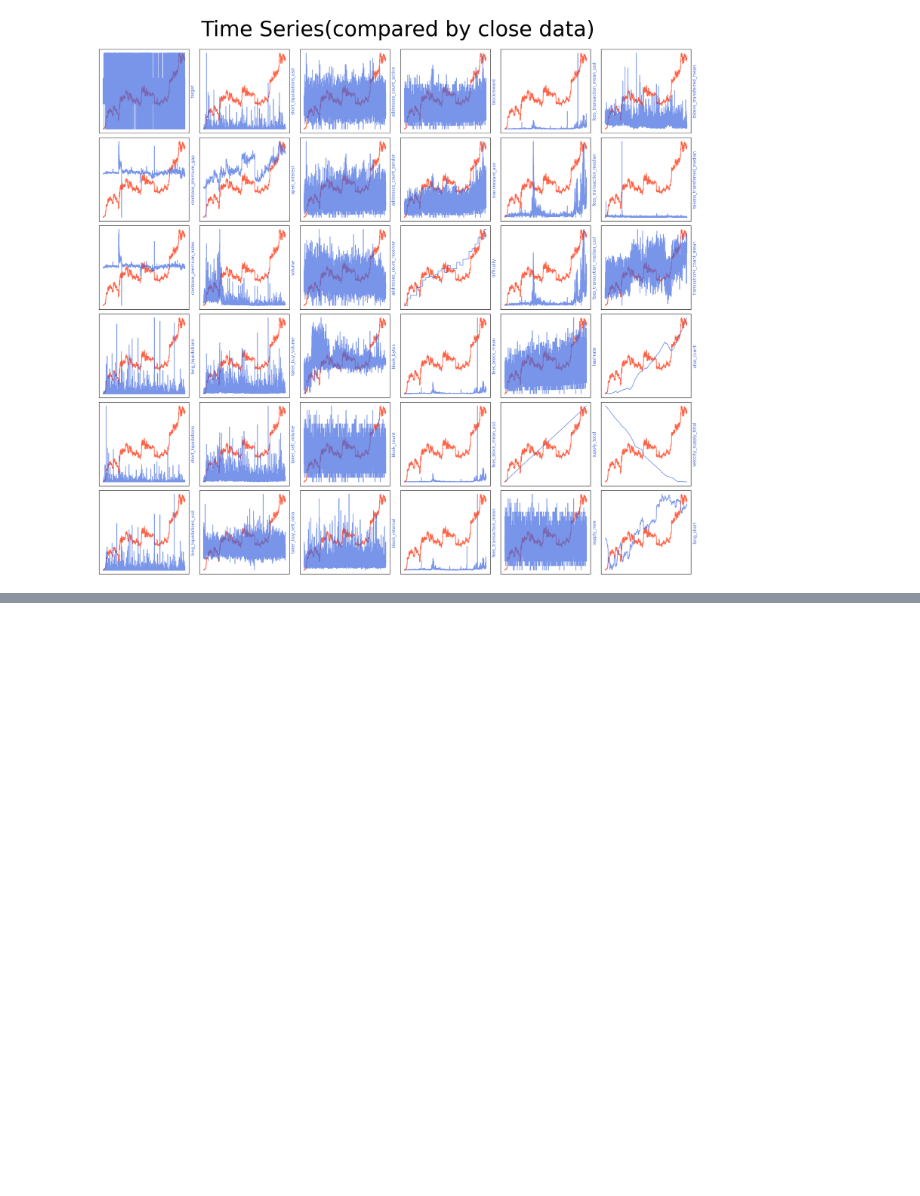
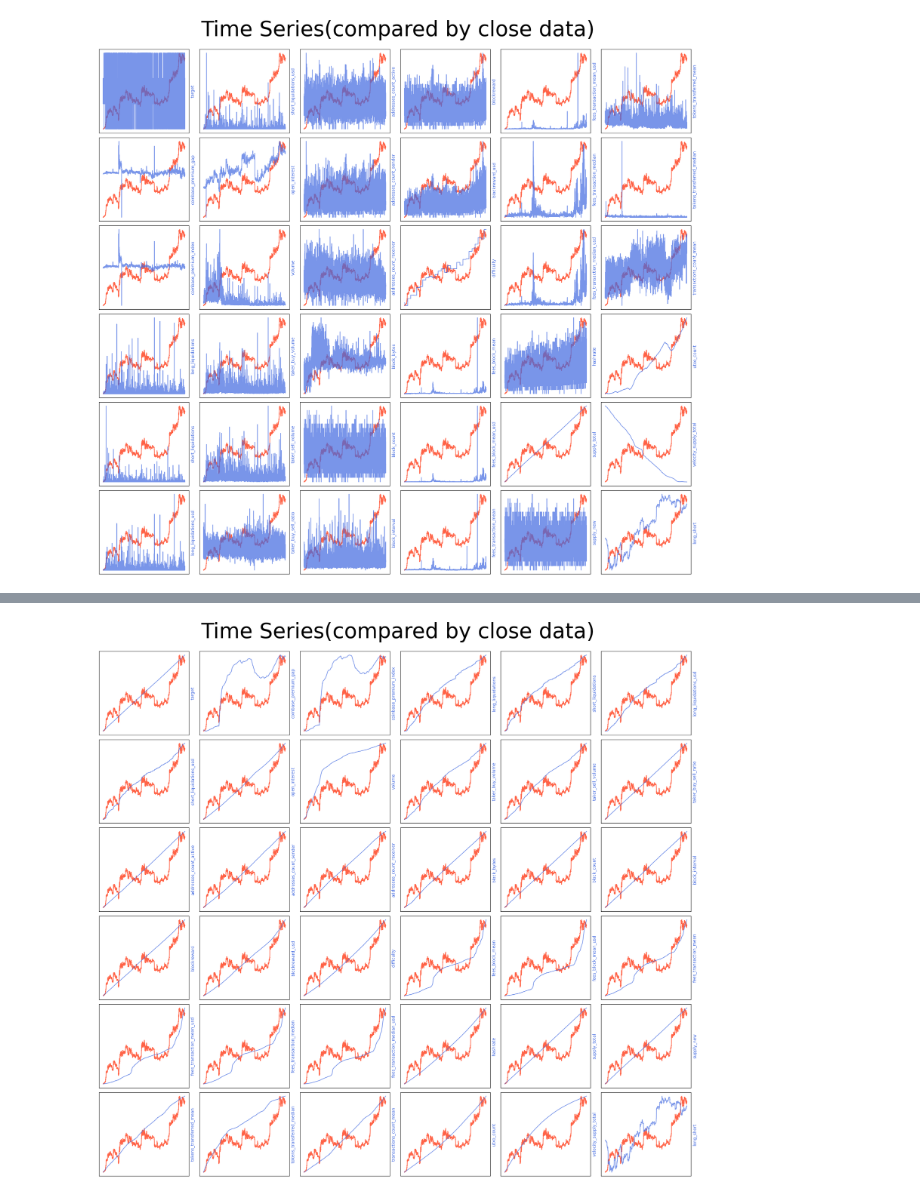
Before and after one commit to boostcampaitech7/level1-classificationinmachinelearning-recsys-03, a Jupyter notebook: code/zerovirus_EDA.ipynb, the cells around one changed output, grey strips where cells are left out. Saved outputs shown, nothing was run; the diff lists cells and outputs as text; code cells hidden in the pictures; blank space fills up the shorter version.

```diff
--- a/code/zerovirus_EDA.ipynb
+++ b/code/zerovirus_EDA.ipynb
@@ -259,0 +292,16 @@ plt.show()
+# %%
+cumsum_df = eda_df.cumsum(axis=0)
+cumsum_df['close'] = eda_df['close']
+cumsum_df['long_short'] = eda_df['long_short']
+
+fig, axs = plt.subplots(6, 6, figsize=(20, 20))
+
+for i, feature in enumerate(eda_df.drop(['ID', 'close'], axis=1).columns):
+    double_plot(data=cumsum_df, lefty='close', righty=feature, leftax=axs[i//6, i%6], rightalpha=0.7,
+                leftlabel=False)
+
+fig.suptitle('Time Series(compared by close data)', fontsize=50, y=0.95)
+plt.tight_layout(rect=[0, 0.03, 1, 0.95])
+plt.show()
+# %% [output]
+[figure, added]
```
Also changed, not shown: parts of 6 cells of this notebook.
